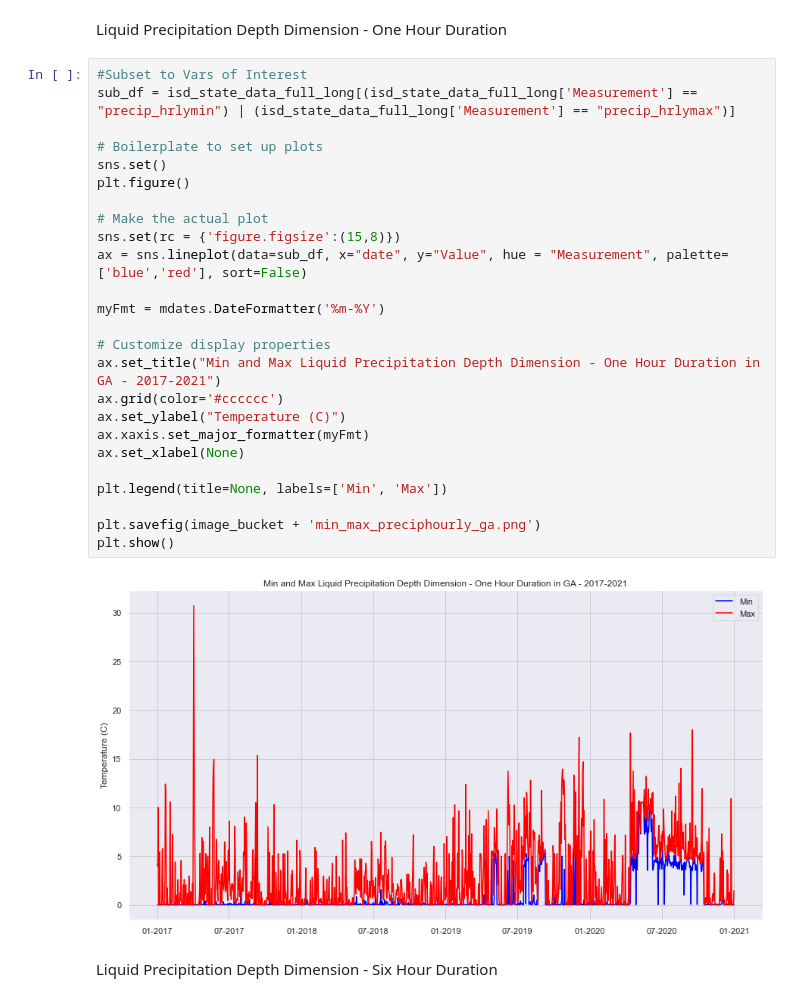
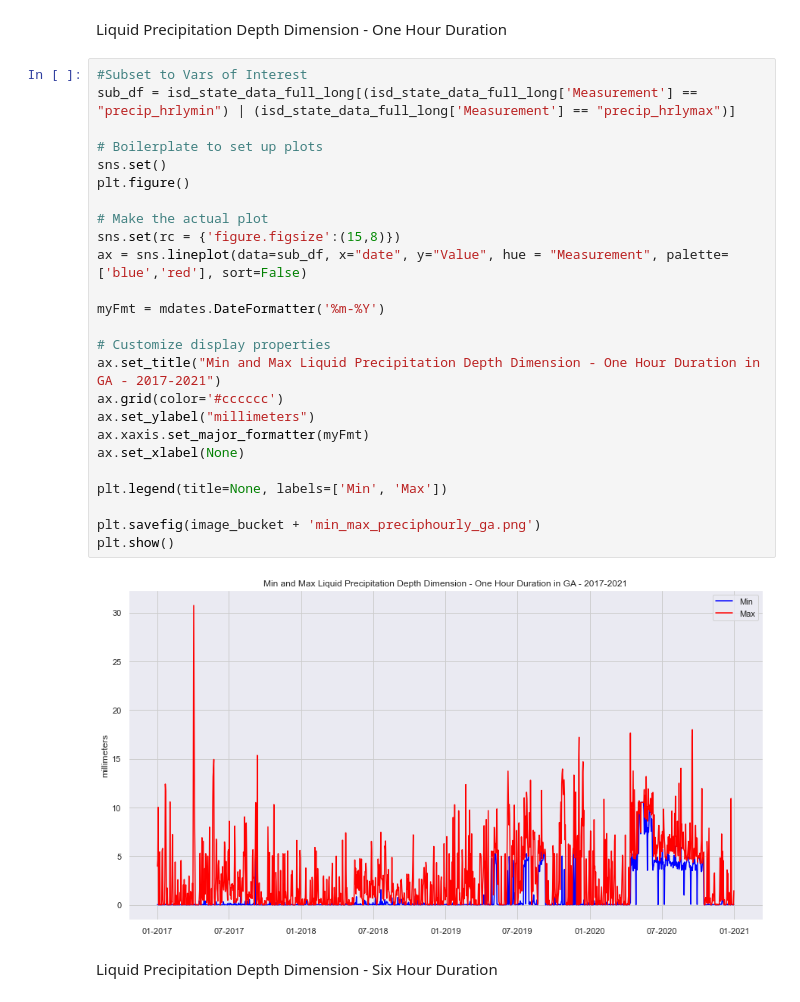
Before and after one commit to christianmconroy/NOAA_Weather_Analysis, a Jupyter notebook: notebooks/NOAA_weather_EDA_GA.ipynb, the cells around one changed output. Drawn from its saved outputs; the diff is of its cells as text.

```diff
--- a/notebooks/NOAA_weather_EDA_GA.ipynb
+++ b/notebooks/NOAA_weather_EDA_GA.ipynb
@@ -276,30 +276,30 @@ plt.show()
 # %%
 #Subset to Vars of Interest
 sub_df = isd_state_data_full_long[(isd_state_data_full_long['Measurement'] == "precip_hrlymin") | (isd_state_data_full_long['Measurement'] == "precip_hrlymax")]
 
 # Boilerplate to set up plots
 sns.set()
 plt.figure()
 
 # Make the actual plot
 sns.set(rc = {'figure.figsize':(15,8)})
 ax = sns.lineplot(data=sub_df, x="date", y="Value", hue = "Measurement", palette=['blue','red'], sort=False)
 
 myFmt = mdates.DateFormatter('%m-%Y')
 
 # Customize display properties
 ax.set_title("Min and Max Liquid Precipitation Depth Dimension - One Hour Duration in GA - 2017-2021")
 ax.grid(color='#cccccc')
-ax.set_ylabel("Temperature (C)")
+ax.set_ylabel("millimeters")
 ax.xaxis.set_major_formatter(myFmt)
 ax.set_xlabel(None)
 
 plt.legend(title=None, labels=['Min', 'Max'])
 
 plt.savefig(image_bucket + 'min_max_preciphourly_ga.png')
 plt.show()
 # %% [output]
-[figure, old version]
+[figure, new version]
 # %% [markdown]
  Liquid Precipitation Depth Dimension - Six Hour Duration
 # %%
```
Also changed, not shown: parts of 1 cell of this notebook, 10 other files.
